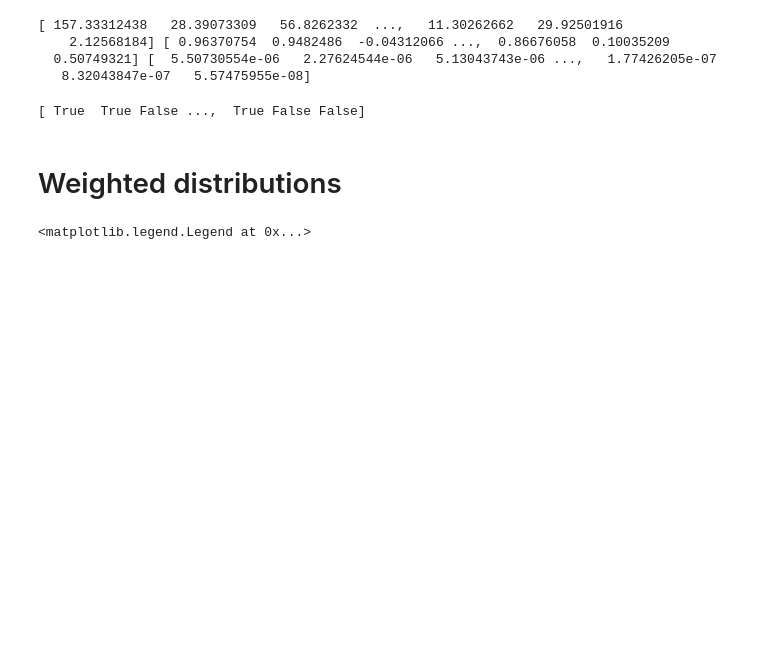
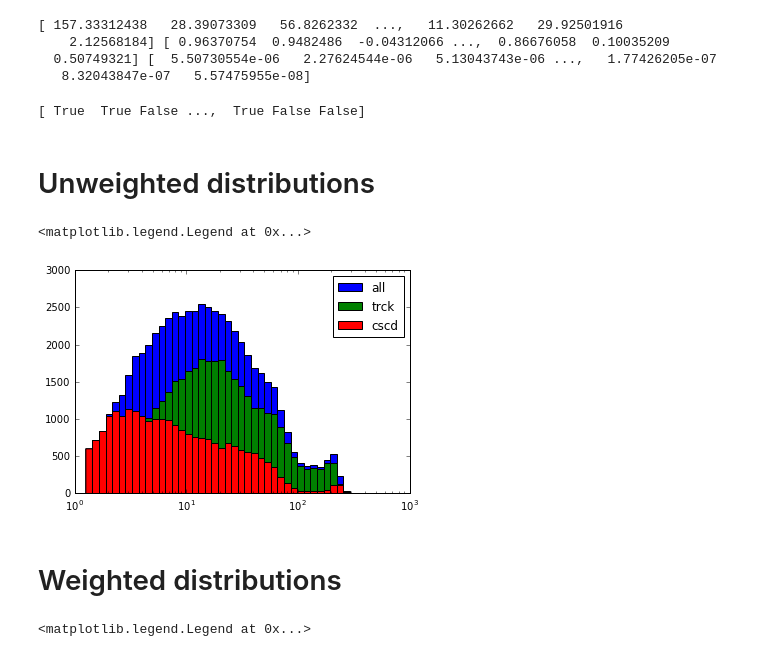
Before and after one commit to ShiveshM/hello-world, a Jupyter notebook: PID_weighting_tests.ipynb, the cells around one changed output. Drawn from its saved outputs; the diff is of its cells as text; code cells hidden in the pictures; blank space fills up the shorter version.

Commit message:
unweighted pid hist

```diff
--- a/PID_weighting_tests.ipynb
+++ b/PID_weighting_tests.ipynb
@@ -37,6 +37,17 @@ track_map = (pid_numu > 0.55)
 print track_map
 # %% [output]
 [ True  True False ...,  True False False]
+# %% [markdown]
+# Unweighted distributions
+# %%
+n_a, bins, patches = plt.hist(e_numu, bins=np.logspace(1E-1, 3), label='all')
+n_t, bins, patches = plt.hist(e_numu[track_map], bins=np.logspace(1E-1, 3), label='trck')
+n_c, bins, patches = plt.hist(e_numu[~track_map], bins=np.logspace(1E-1, 3), label='cscd')
+plt.semilogx()
+plt.legend()
+# %% [output]
+<matplotlib.legend.Legend at 0x...>
+[figure, added]
 # %% [markdown]
 # Weighted distributions
 # %%
```
Also changed, not shown: parts of 1 cell of this notebook.
